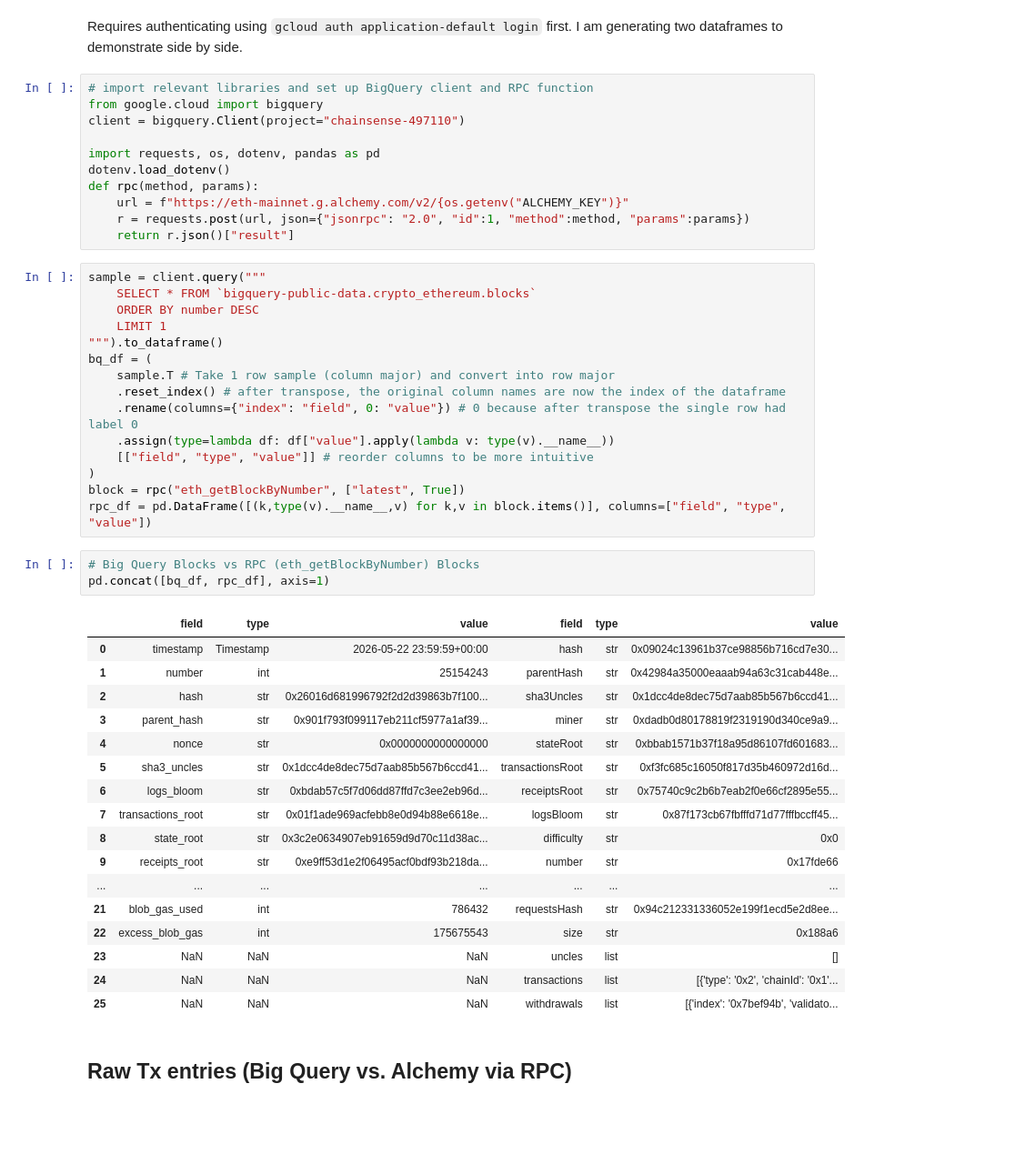
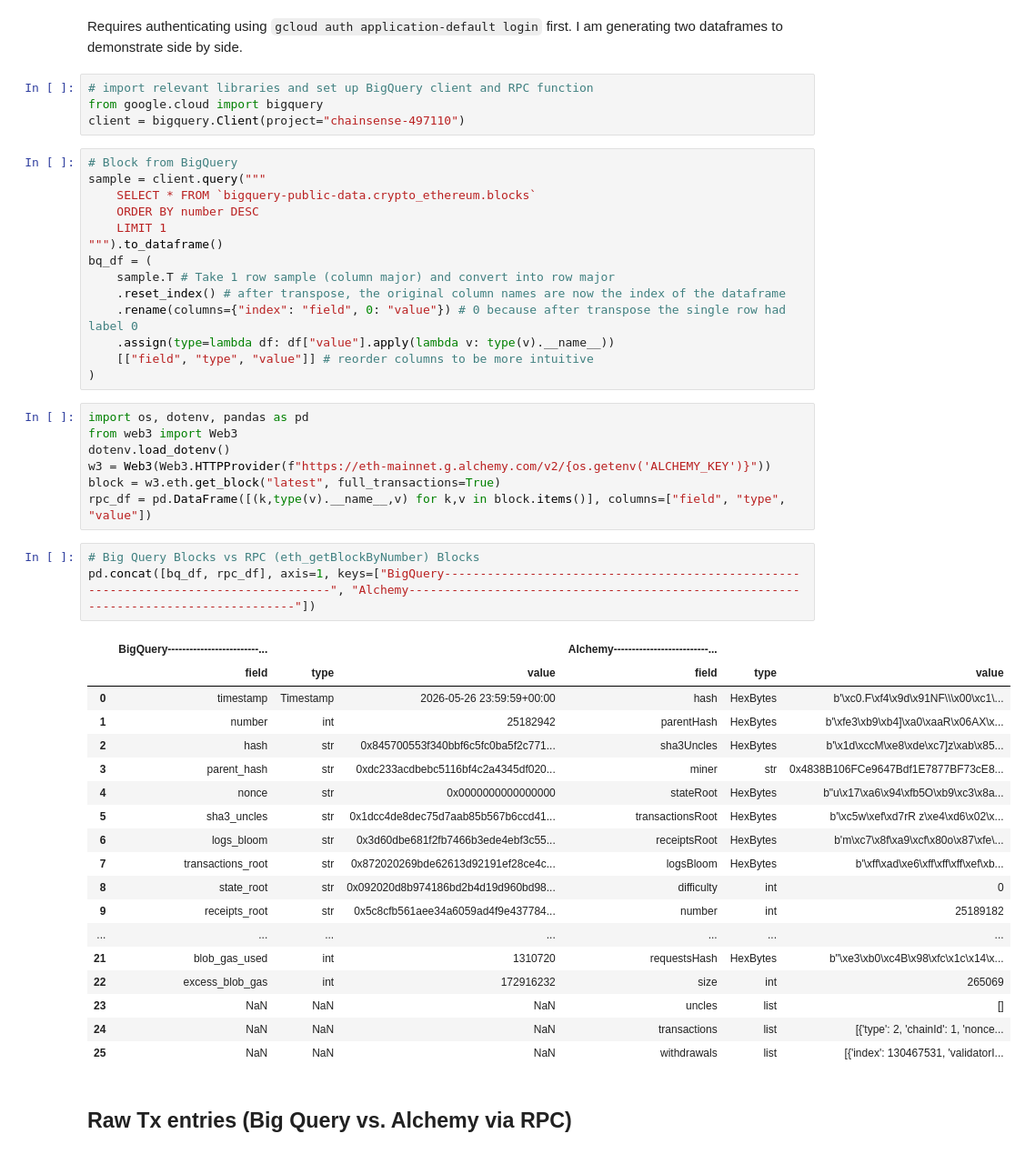
Before and after one commit to anirudh9280/ChainSense, a Jupyter notebook: notebooks/01_exploration.ipynb, the cells around one changed output. Shown at 91% size. Saved outputs shown, nothing was run; the diff lists cells and outputs as text; blank space fills up the shorter version.

```diff
--- a/notebooks/01_exploration.ipynb
+++ b/notebooks/01_exploration.ipynb
@@ -11,18 +11,12 @@ I've retreived the blocks and transactions using Google Big Query to used for tr
 ## Raw Block entries (Big Query vs. Alchemy via RPC)
 # %% [markdown]
 Requires authenticating using `gcloud auth application-default login` first. I am generating two dataframes to demonstrate side by side.
-# %%
-# import relevant libraries and set up BigQuery client and RPC function
-from google.cloud import bigquery
-client = bigquery.Client(project="chainsense-497110")
-
-import requests, os, dotenv, pandas as pd
-dotenv.load_dotenv()
-def rpc(method, params):
-    url = f"https://eth-mainnet.g.alchemy.com/v2/{os.getenv("ALCHEMY_KEY")}"
-    r = requests.post(url, json={"jsonrpc": "2.0", "id":1, "method":method, "params":params})
-    return r.json()["result"]
+# %%
+# import relevant libraries and set up BigQuery client and RPC function
+from google.cloud import bigquery
+client = bigquery.Client(project="chainsense-497110")
 # %%
+# Block from BigQuery
 sample = client.query("""
     SELECT * FROM `bigquery-public-data.crypto_ethereum.blocks`
     ORDER BY number DESC
@@ -35,29 +29,35 @@ bq_df = (
     .assign(type=lambda df: df["value"].apply(lambda v: type(v).__name__))
     [["field", "type", "value"]] # reorder columns to be more intuitive
 )
-block = rpc("eth_getBlockByNumber", ["latest", True])
-rpc_df = pd.DataFrame([(k,type(v).__name__,v) for k,v in block.items()], columns=["field", "type", "value"])
+# %%
+import os, dotenv, pandas as pd
+from web3 import Web3
+dotenv.load_dotenv()
+w3 = Web3(Web3.HTTPProvider(f"https://eth-mainnet.g.alchemy.com/v2/{os.getenv('ALCHEMY_KEY')}"))
+block = w3.eth.get_block("latest", full_transactions=True)
+rpc_df = pd.DataFrame([(k,type(v).__name__,v) for k,v in block.items()], columns=["field", "type", "value"])
 # %%
 # Big Query Blocks vs RPC (eth_getBlockByNumber) Blocks
-pd.concat([bq_df, rpc_df], axis=1)
+pd.concat([bq_df, rpc_df], axis=1, keys=["BigQuery------------------------------------------------------------------------------------", "Alchemy------------------------------------------------------------------------------------"])
 # %% [output]
+|  | BigQuery-------------------------... |  |  | Alchemy--------------------------... |  |  |
 |  | field | type | value | field | type | value |
-| 0 | timestamp | Timestamp | 2026-05-22 23:59:59+00:00 | hash | str | 0x09024c13961b37ce98856b716cd7e30... |
-| 1 | number | int | 25154243 | parentHash | str | 0x42984a35000eaaab94a63c31cab448e... |
-| 2 | hash | str | 0x26016d681996792f2d2d39863b7f100... | sha3Uncles | str | 0x1dcc4de8dec75d7aab85b567b6ccd41... |
-| 3 | parent_hash | str | 0x901f793f099117eb211cf5977a1af39... | miner | str | 0xdadb0d80178819f2319190d340ce9a9... |
-| 4 | nonce | str | 0x0000000000000000 | stateRoot | str | 0xbbab1571b37f18a95d86107fd601683... |
-| 5 | sha3_uncles | str | 0x1dcc4de8dec75d7aab85b567b6ccd41... | transactionsRoot | str | 0xf3fc685c16050f817d35b460972d16d... |
-| 6 | logs_bloom | str | 0xbdab57c5f7d06dd87ffd7c3ee2eb96d... | receiptsRoot | str | 0x75740c9c2b6b7eab2f0e66cf2895e55... |
-| 7 | transactions_root | str | 0x01f1ade969acfebb8e0d94b88e6618e... | logsBloom | str | 0x87f173cb67fbfffd71d77fffbccff45... |
-| 8 | state_root | str | 0x3c2e0634907eb91659d9d70c11d38ac... | difficulty | str | 0x0 |
-| 9 | receipts_root | str | 0xe9ff53d1e2f06495acf0bdf93b218da... | number | str | 0x17fde66 |
+| 0 | timestamp | Timestamp | 2026-05-26 23:59:59+00:00 | hash | HexBytes | b'\xc0.F\xf4\x9d\x91NF\\\x00\xc1\... |
+| 1 | number | int | 25182942 | parentHash | HexBytes | b'\xfe3\xb9\xb4]\xa0\xaaR\x06AX\x... |
+| 2 | hash | str | 0x845700553f340bbf6c5fc0ba5f2c771... | sha3Uncles | HexBytes | b'\x1d\xccM\xe8\xde\xc7]z\xab\x85... |
+| 3 | parent_hash | str | 0xdc233acdbebc5116bf4c2a4345df020... | miner | str | 0x4838B106FCe9647Bdf1E7877BF73cE8... |
+| 4 | nonce | str | 0x0000000000000000 | stateRoot | HexBytes | b"u\x17\xa6\x94\xfb5O\xb9\xc3\x8a... |
+| 5 | sha3_uncles | str | 0x1dcc4de8dec75d7aab85b567b6ccd41... | transactionsRoot | HexBytes | b'\xc5w\xef\xd7rR z\xe4\xd6\x02\x... |
+| 6 | logs_bloom | str | 0x3d60dbe681f2fb7466b3ede4ebf3c55... | receiptsRoot | HexBytes | b'm\xc7\x8f\xa9\xcf\x80o\x87\xfe\... |
+| 7 | transactions_root | str | 0x872020269bde62613d92191ef28ce4c... | logsBloom | HexBytes | b'\xff\xad\xe6\xff\xff\xff\xef\xb... |
+| 8 | state_root | str | 0x092020d8b974186bd2b4d19d960bd98... | difficulty | int | 0 |
+| 9 | receipts_root | str | 0x5c8cfb561aee34a6059ad4f9e437784... | number | int | 25189182 |
 | ... | ... | ... | ... | ... | ... | ... |
-| 21 | blob_gas_used | int | 786432 | requestsHash | str | 0x94c212331336052e199f1ecd5e2d8ee... |
-| 22 | excess_blob_gas | int | 175675543 | size | str | 0x188a6 |
+| 21 | blob_gas_used | int | 1310720 | requestsHash | HexBytes | b"\xe3\xb0\xc4B\x98\xfc\x1c\x14\x... |
+| 22 | excess_blob_gas | int | 172916232 | size | int | 265069 |
 | 23 | NaN | NaN | NaN | uncles | list | [] |
-| 24 | NaN | NaN | NaN | transactions | list | [{'type': '0x2', 'chainId': '0x1'... |
-| 25 | NaN | NaN | NaN | withdrawals | list | [{'index': '0x7bef94b', 'validato... |
+| 24 | NaN | NaN | NaN | transactions | list | [{'type': 2, 'chainId': 1, 'nonce... |
+| 25 | NaN | NaN | NaN | withdrawals | list | [{'index': 130467531, 'validatorI... |
 # %% [markdown]
 ## Raw Tx entries (Big Query vs. Alchemy via RPC)
 # %%
```
